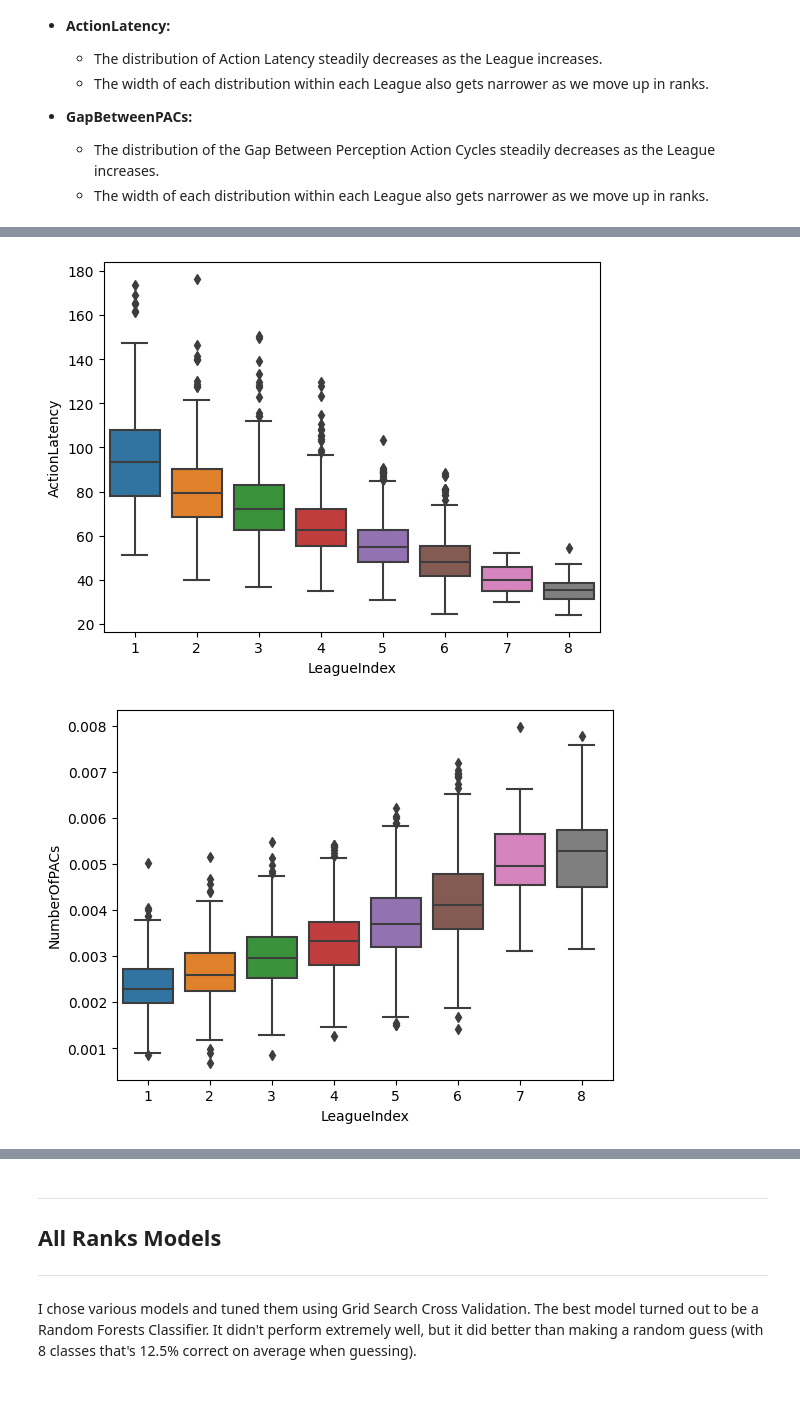
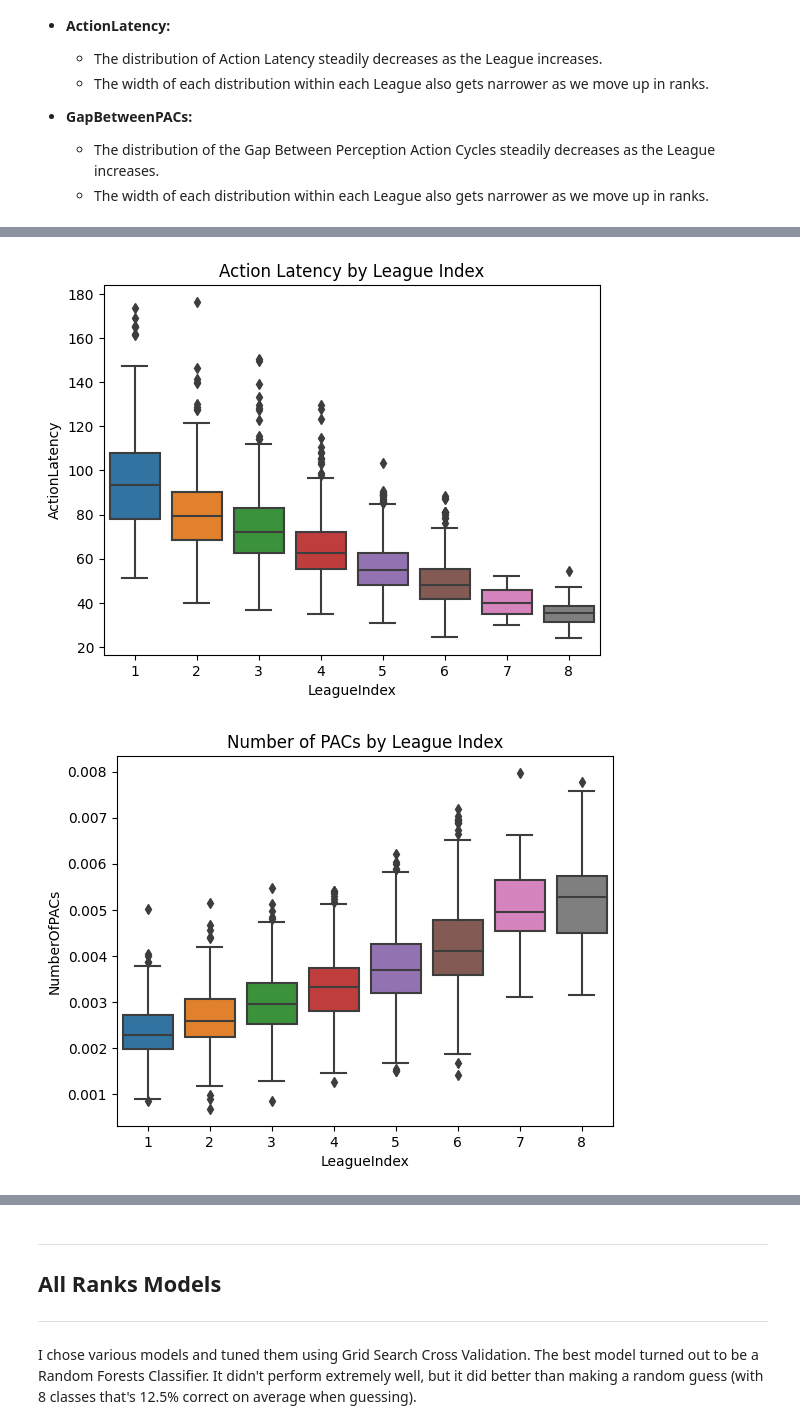
Before and after one commit to Ethan-Shapiro/EG-Starcraft-II-Project, a Jupyter notebook: notebook.ipynb, the cells around one changed output, grey strips where cells are left out. Drawn from its saved outputs; the diff is of its cells as text; code cells hidden in the pictures; blank space fills up the shorter version.

```diff
--- a/notebook.ipynb
+++ b/notebook.ipynb
@@ -427,12 +443,14 @@ plt.show()
 # %%
 sns.boxplot(df, y='ActionLatency', x='LeagueIndex')
+plt.title('Action Latency by League Index')
 plt.show()
 # %% [output]
-[figure, old version]
+[figure, new version]
 # %%
 sns.boxplot(df, y='NumberOfPACs', x='LeagueIndex')
+plt.title('Number of PACs by League Index')
 plt.show()
 # %% [output]
-[figure, old version]
+[figure, new version]
 # %%
 sns.boxplot(df, y='GapBetweenPACs', x='LeagueIndex')
```
Also changed, not shown: parts of 12 cells of this notebook.
